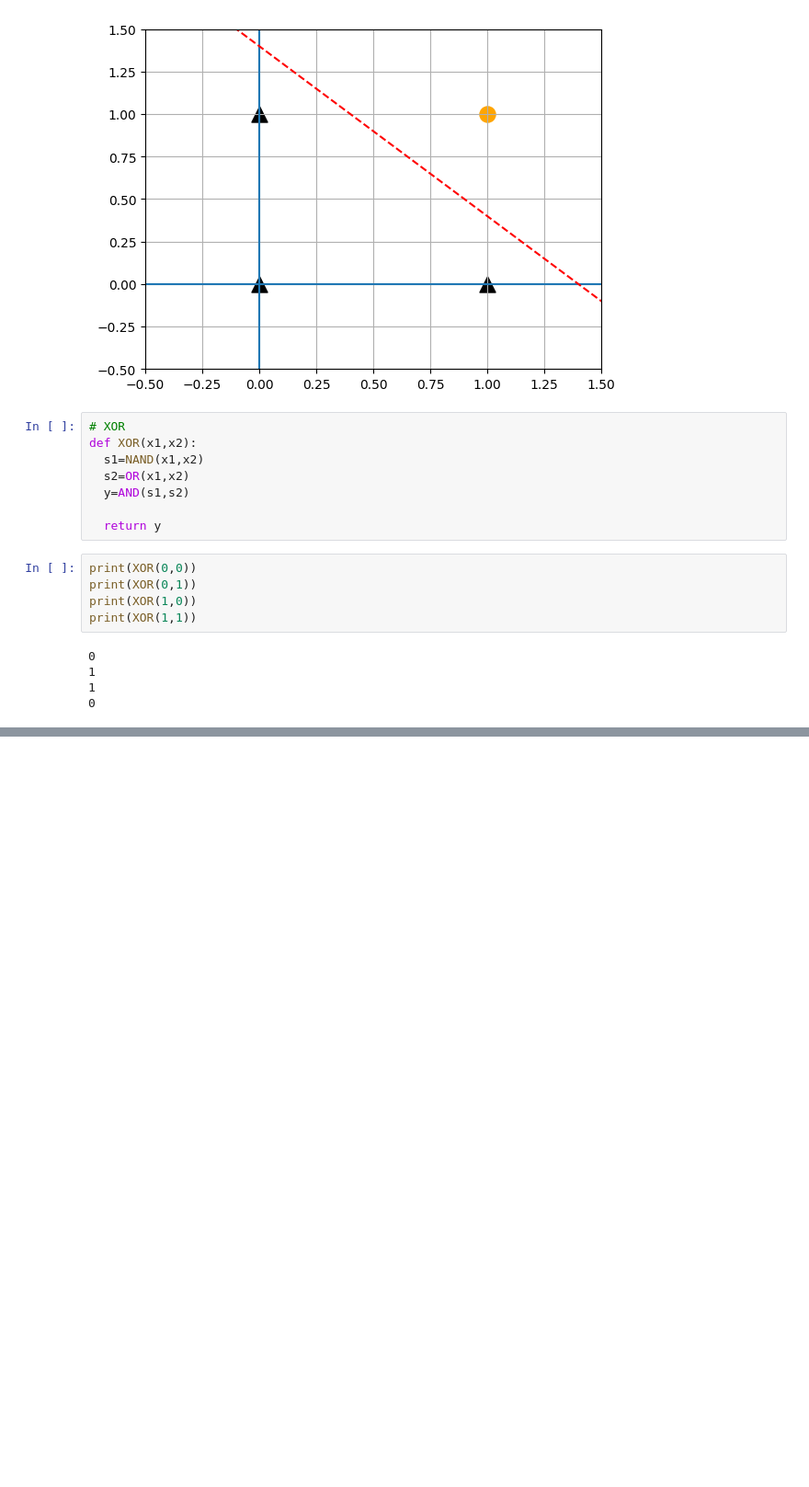
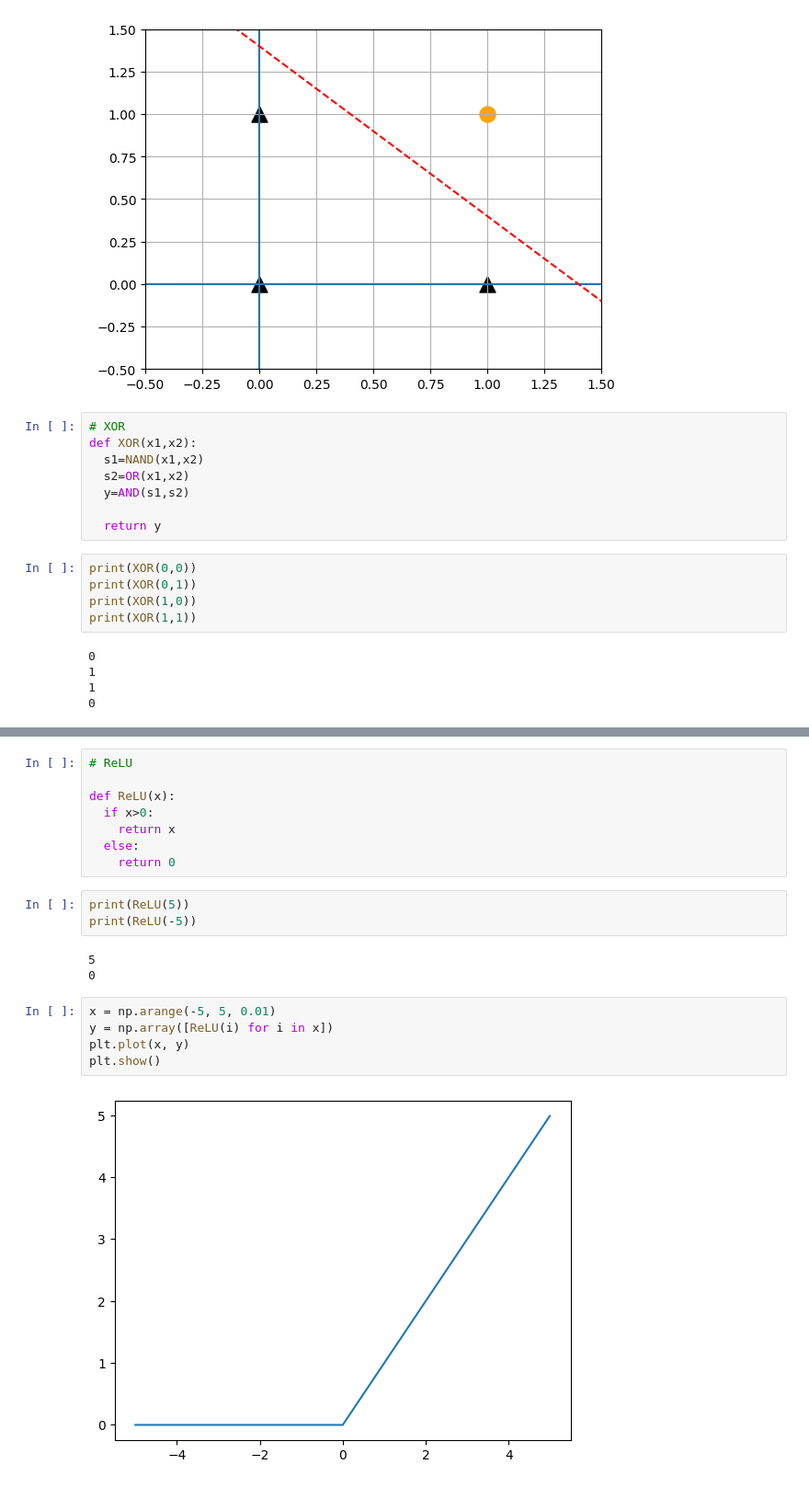
Before and after one commit to realisshoon/MS, a Jupyter notebook: Deep Learning/DL01_Math.ipynb, the cells around one changed output, grey strips where cells are left out. Shown at 92% size. Cells and saved outputs as stored; diff of their text form; blank space fills up the shorter version.

```diff
--- a/Deep Learning/DL01_Math.ipynb
+++ b/Deep Learning/DL01_Math.ipynb
@@ -330,0 +387,21 @@ print(XOR(1,1))
+# %%
+# ReLU
+
+def ReLU(x):
+  if x>0:
+    return x
+  else:
+    return 0
+# %%
+print(ReLU(5))
+print(ReLU(-5))
+# %% [output]
+5
+0
+# %%
+x = np.arange(-5, 5, 0.01)
+y = np.array([ReLU(i) for i in x])
+plt.plot(x, y)
+plt.show()
+# %% [output]
+[figure, added]
```
Also changed, not shown: parts of 12 cells of this notebook, 2 other files.
